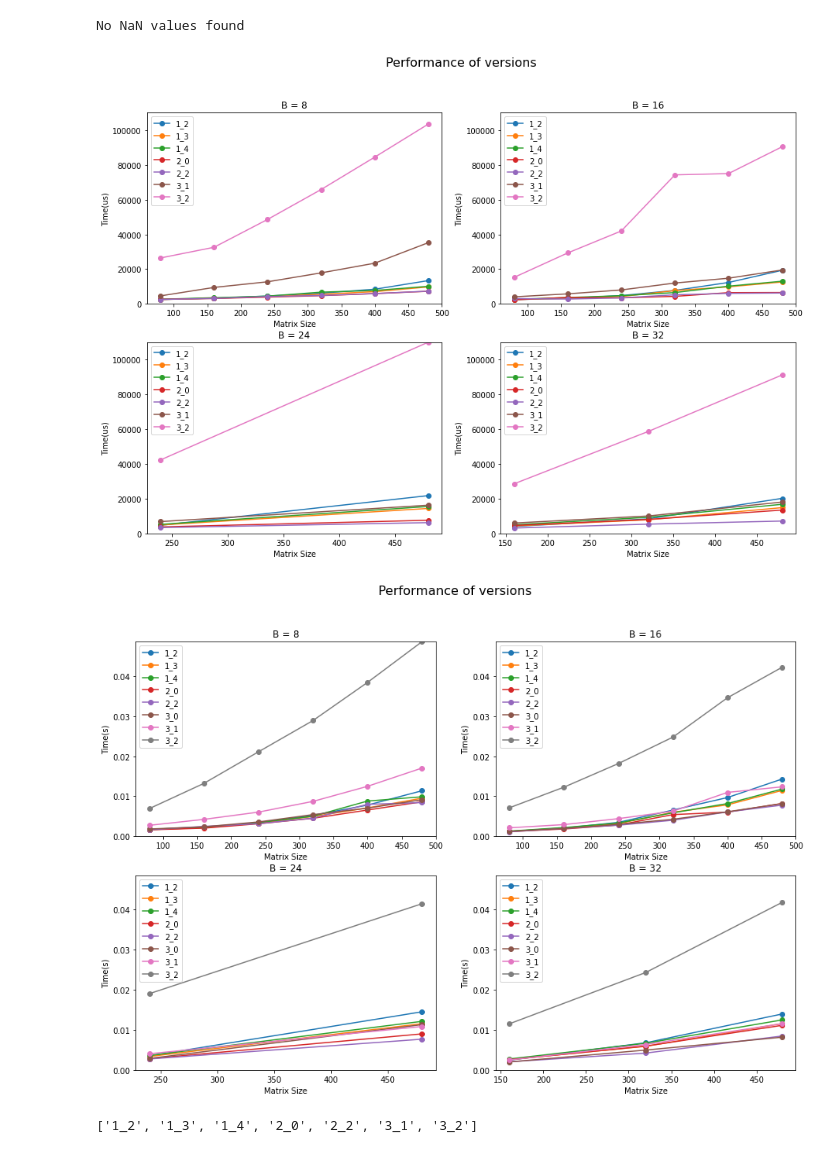
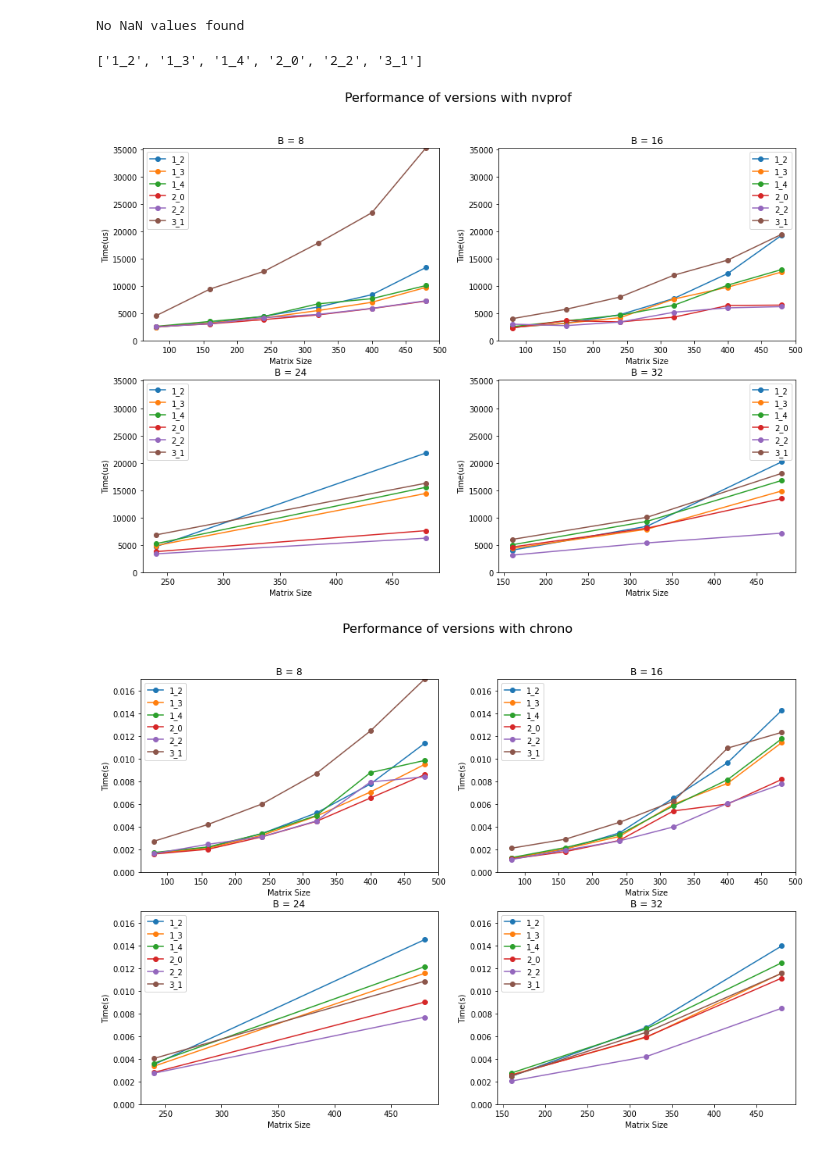
Before and after one commit to zucchi99/Blocked-AllPairsShortestPath, a Jupyter notebook: performance_analysis.ipynb, the cells around one changed output. Saved outputs shown, nothing was run; the diff lists cells and outputs as text; code cells hidden in the pictures.

```diff
--- a/performance_analysis.ipynb
+++ b/performance_analysis.ipynb
@@ -76,8 +76,8 @@ def obtain_all_parameters(in_file) :
 
     return n, b, t, s, version, headers
 # %%
-df_big = pd.DataFrame()     # collects all data
-df_small = pd.DataFrame()   # sums up everything
+df_nvprof_big = pd.DataFrame()     # collects all data
+df_nvprof = pd.DataFrame()   # sums up everything
 for filename in files :
     print(filename)
     n, b, t, s, version, headers = obtain_all_parameters(filename)
@@ -87,16 +87,16 @@ for filename in files :
     temp_df_big['b'] = b
     temp_df_big['tests'] = t
     temp_df_big['seed'] = s
-    if df_small.empty :
-      df_big = pd.DataFrame(columns = headers)
-      df_small = pd.DataFrame(columns = ['version', 'n', 'b', 'tests', 'seed', 'Time(us)'])
-    df_big = pd.concat([df_big, temp_df_big])
+    if df_nvprof.empty :
+      df_nvprof_big = pd.DataFrame(columns = headers)
+      df_nvprof = pd.DataFrame(columns = ['version', 'n', 'b', 'tests', 'seed', 'Time(us)'])
+    df_nvprof_big = pd.concat([df_nvprof_big, temp_df_big])
     tot_time = temp_df_big['Time(us)'].sum()
     #print(f"version = {version}, n = {n}, b = {b}, t = {t}, tot_time = {tot_time:.2f}")
-    df_small.loc[-1] = [version, n, b, t, s, tot_time]  # adding a row
-    df_small.index = df_small.index + 1  # shifting index
-    df_small = df_small.sort_index()  # sorting by index
-df_small = df_small.sort_values(by = ['n', 'b', 'seed', 'tests', 'Time(us)'])
+    df_nvprof.loc[-1] = [version, n, b, t, s, tot_time]  # adding a row
+    df_nvprof.index = df_nvprof.index + 1  # shifting index
+    df_nvprof = df_nvprof.sort_index()  # sorting by index
+df_nvprof = df_nvprof.sort_values(by = ['n', 'b', 'seed', 'tests', 'Time(us)'])
 # %% [output]
 csv/perf_only_algorithm/fwa_dev_v_1_1__n_080__b_08__t_01.csv
 csv/perf_only_algorithm/fwa_dev_v_1_1__n_080__b_16__t_01.csv
@@ -165,22 +168,31 @@ else :
     print(na_columns)
 # %% [output]
 No NaN values found
+# %%
+versions_to_remove = ['1_1', '3_2']
+versions = np.unique(df_nvprof['version'])
+versions = versions.tolist()
+versions = [ elem for elem in versions if elem not in versions_to_remove]
+print(versions)
+# %% [output]
+['1_2', '1_3', '1_4', '2_0', '2_2', '3_1']
 # %%
-def plot_perf_version(df, time) :
+def plot_perf_version(df, y_axis, analyzer, versions=versions) :
     rows = 2
     cols = 2
     fig, axis = plt.subplots(rows, cols, figsize=(15, 10))
     idx = 0
-    df_filtered = df[(df['version'] != '1_1')]
-    fig.suptitle("Performance of versions",  fontsize=16)
-    max_y = max(df_filtered[time])
+    df_filtered = df[df['version'].isin(versions)]
+    fig.suptitle("Performance of versions with " + analyzer,  fontsize=16)
+    max_y = max(df_filtered[y_axis])
     for b in range(8, 33, 8):
         i = (int) (idx / cols)
         j = (int) (idx % cols)
         df_plot = df_filtered[(df_filtered['b'] == b)]
         for label, grp in df_plot.groupby(['version']):
             sub_title = "B = " + str(b)
-            grp.plot(ax=axis[i][j], kind='line', x='n', y=time, xlabel='Matrix Size', ylabel=time, label=label, title=sub_title, ylim=(0,max_y), marker='o')
+            grp.plot(ax=axis[i][j], kind='line', x='n', y=y_axis, xlabel='Matrix Size', ylabel=y_axis, label=label, title=sub_title, ylim=(0,max_y), marker='o')
         idx += 1
 
-    plt.savefig('png/versions_performance.png', facecolor='white', transparent=False)
+    out_filename = 'png/versions_performance_' + analyzer + '.png'
+    plt.savefig(out_filename, facecolor='white', transparent=False)
@@ -187,15 +219,8 @@ def plot_perf_version(df, time) :
 # %%
-plot_perf_version(df_small, 'Time(us)')
+plot_perf_version(df_nvprof, 'Time(us)', 'nvprof')
 # %% [output]
-[figure, old version]
+[figure, new version]
 # %%
-plot_perf_version(df_chrono_perf, 'Time(s)')
+plot_perf_version(df_chrono, 'Time(s)', 'chrono')
 # %% [output]
-[figure, old version]
+[figure, new version]
-# %%
-versions = np.unique(df_small['version'])
-versions = versions.tolist()
-versions.remove('1_1')
-print(versions)
-# %% [output]
-['1_2', '1_3', '1_4', '2_0', '2_2', '3_1', '3_2']
```
Also changed, not shown: parts of 11 cells of this notebook, 13 other files.
